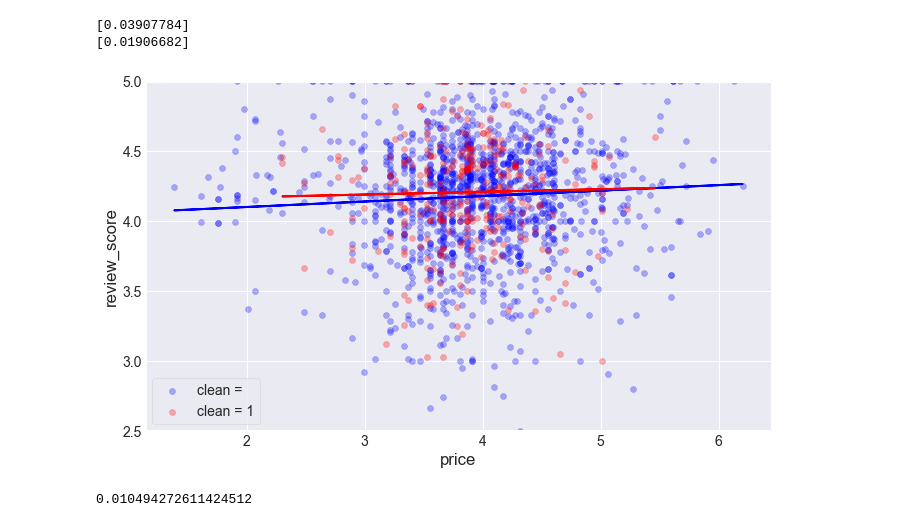
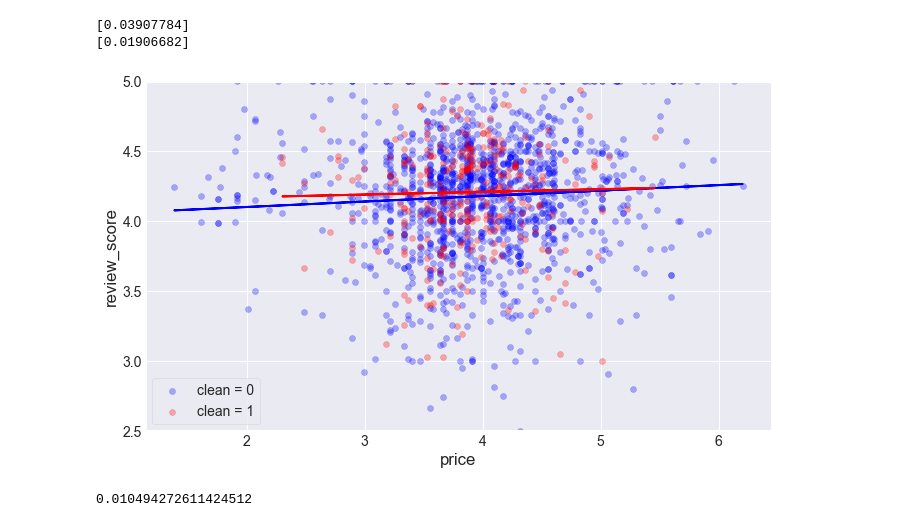
Before and after one commit to fpleoni/i_feel_pretty, a Jupyter notebook: src/Regression.ipynb, the cells around one changed output. Drawn from its saved outputs; the diff is of its cells as text; code cells hidden in the pictures.

```diff
--- a/src/Regression.ipynb
+++ b/src/Regression.ipynb
@@ -486,19 +486,19 @@ print(clean_regression_1.coef_)
 # %%
 # Plot outputs
 plt.figure(figsize=(10,6))
 
-plt.scatter(log_price_0, clean_0["review_score"],  color='blue', alpha = 0.3, label = "clean = ")
+plt.scatter(log_price_0, clean_0["review_score"],  color='blue', alpha = 0.3, label = "clean = 0")
 plt.scatter(log_price_1, clean_1["review_score"],  color='red', alpha = 0.3, label = "clean = 1")
 
 plt.plot(log_price_0, pred_0,  color='blue', linewidth=2)
 plt.plot(log_price_1, pred_1,  color='red', linewidth=2)
 
 plt.ylabel("review_score")
 plt.xlabel("price")
 plt.ylim(2.5, 5)
 plt.legend();
 # %% [output]
-[figure, old version]
+[figure, new version]
 # %%
 # Add interaction effect to see how it affects R2
 regression_int = LinearRegression()
```
Also changed, not shown: parts of 31 cells of this notebook, 1 other file.
